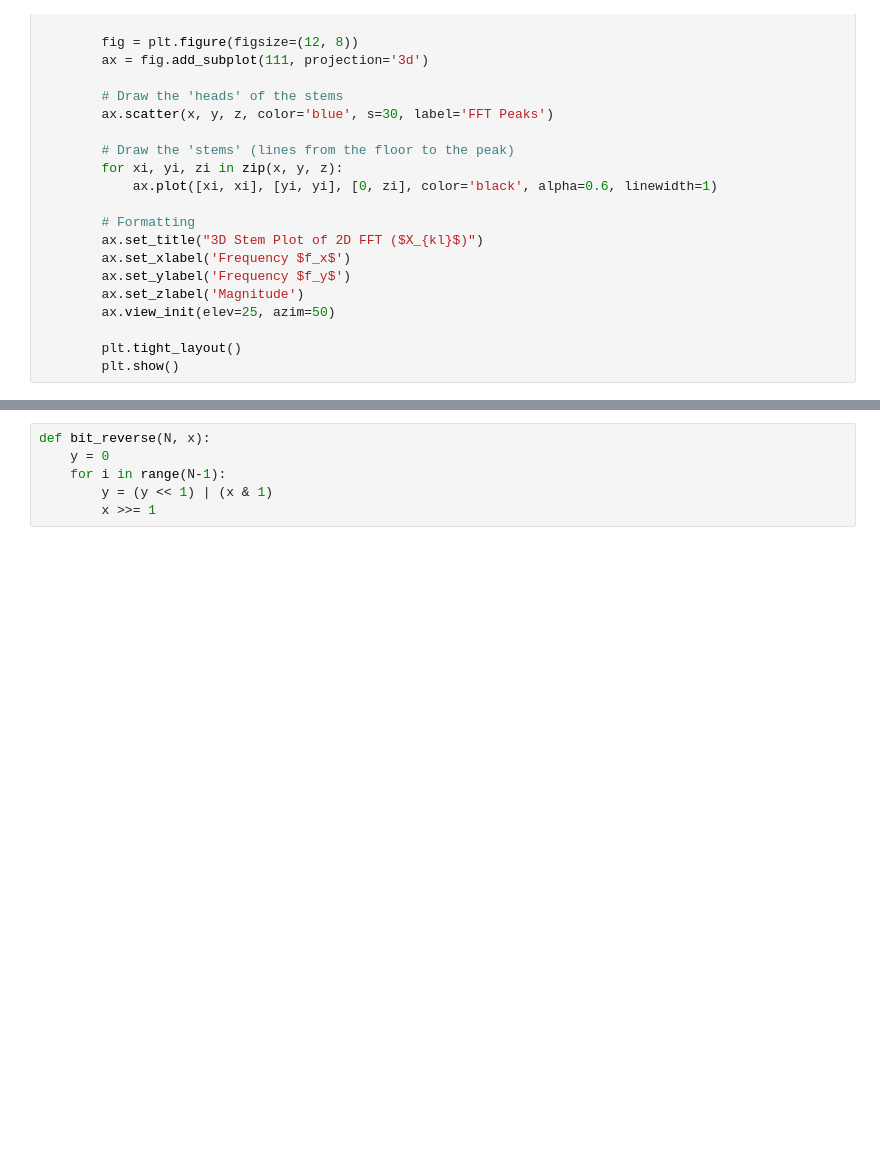
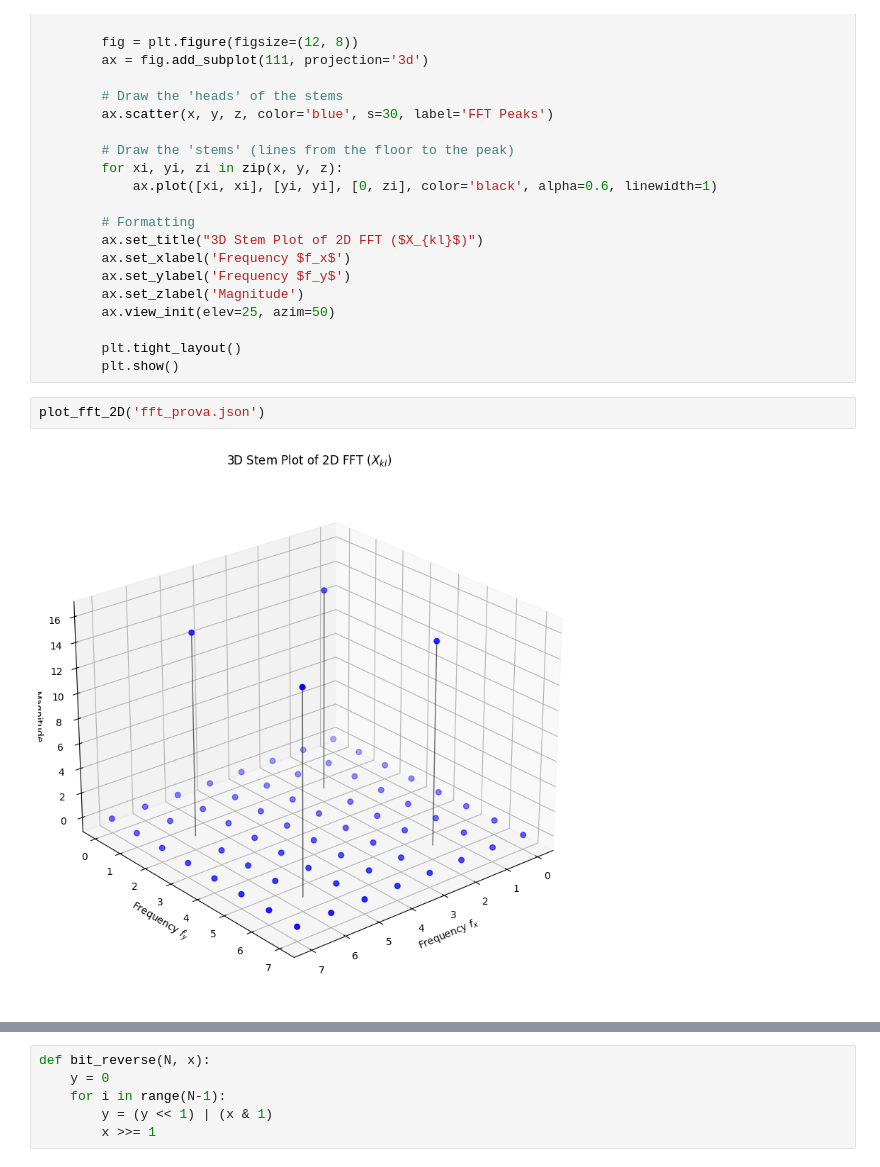
Before and after one commit to LauraRavagnani/Accelerated_FFT, a Jupyter notebook: visualize.ipynb, the cells around one changed output, grey strips where cells are left out. Cells and saved outputs as stored; diff of their text form; blank space fills up the shorter version.

```diff
--- a/visualize.ipynb
+++ b/visualize.ipynb
@@ -96,4 +96,8 @@ def plot_fft_2D(file):
 
 		plt.tight_layout()
 		plt.show()
+# %%
+plot_fft_2D('fft_prova.json')
+# %% [output]
+[figure, added]
 # %%
```
Also changed, not shown: parts of 4 cells of this notebook, 5 other files.
